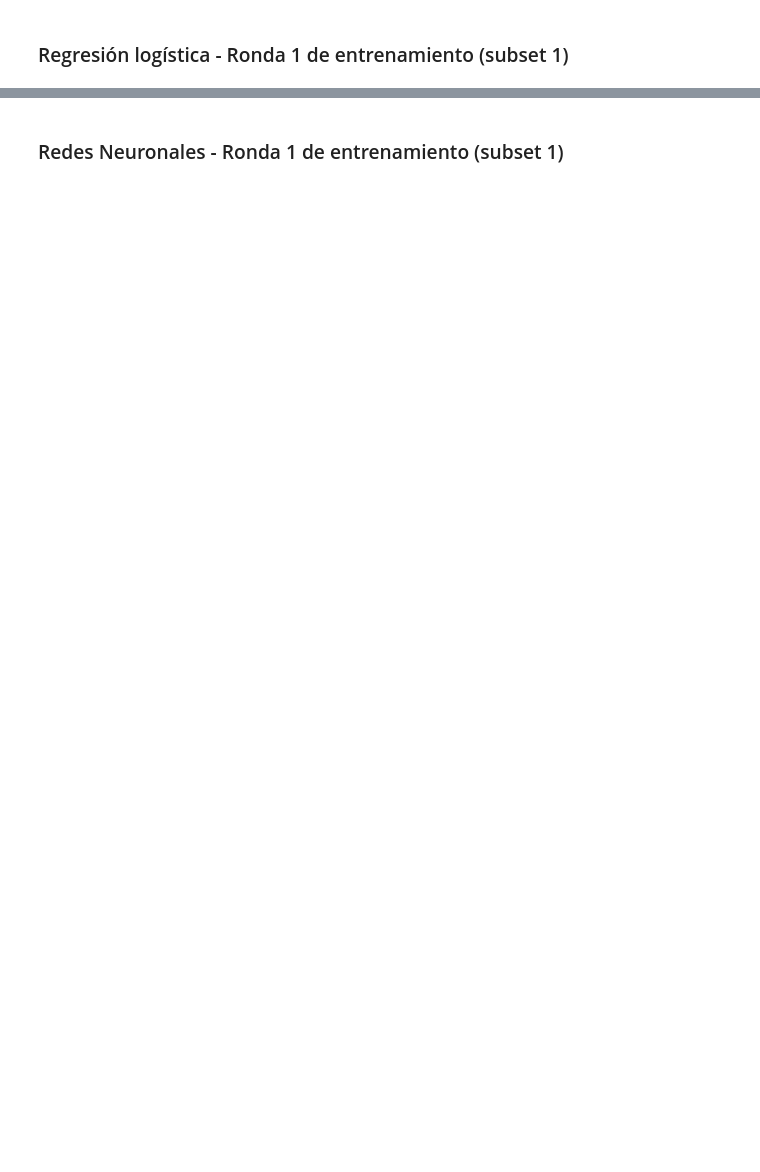
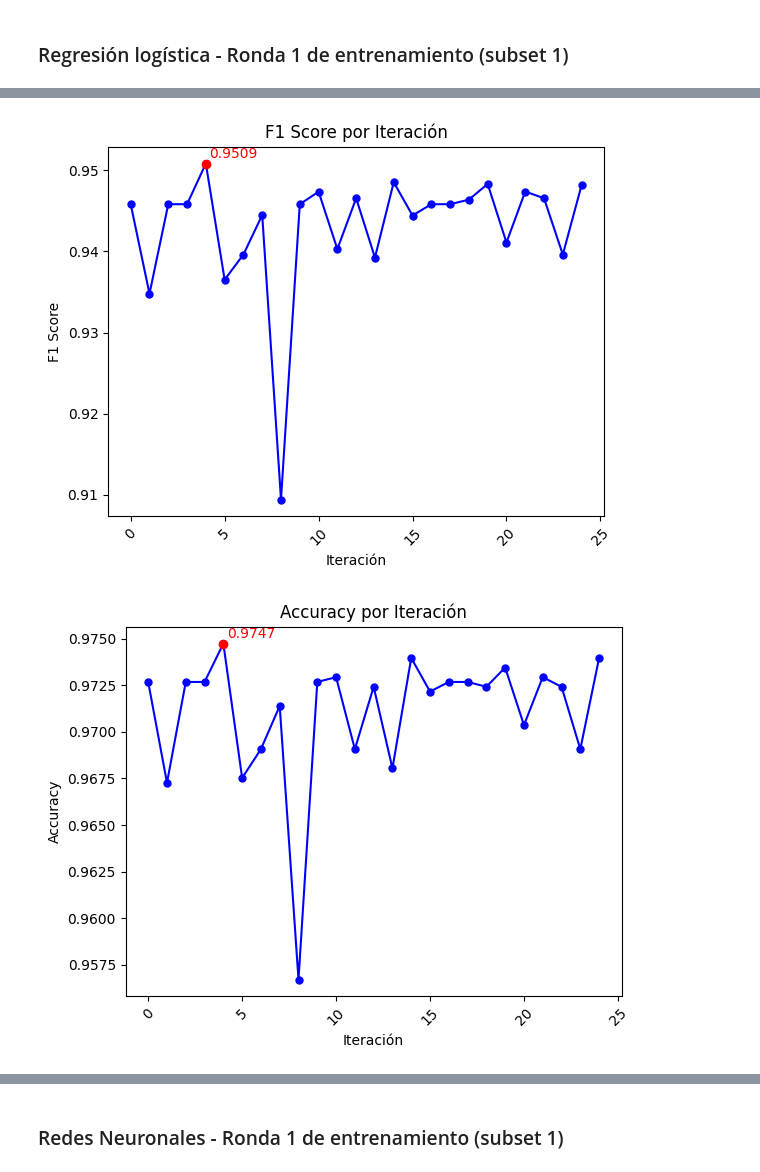
Before and after one commit to SantiagoTonarelli/Obligatorio-Machine-Learning-IA, a Jupyter notebook: Oliva-Severo-Tonarelli-Obligatorio.ipynb, the cells around one changed output, grey strips where cells are left out. Cells and saved outputs as stored; diff of their text form; code cells hidden in the pictures; blank space fills up the shorter version.

```diff
--- a/Oliva-Severo-Tonarelli-Obligatorio.ipynb
+++ b/Oliva-Severo-Tonarelli-Obligatorio.ipynb
@@ -494,0 +580,7 @@ plot_f1_score_results(results_dataframe_lr, best_index_lr)
+# %%
+plot_metric_score_results(results_dataframe_lr, best_index_lr, 'F1 Score', 'f1_score')
+plot_metric_score_results(results_dataframe_lr, best_index_lr, 'Accuracy', 'accuracy')
+plot_metric_score_results(results_dataframe_lr, best_index_lr, 'Precision', 'precision')
+# %% [output]
+[figure, added]
+[figure, added]
```
Also changed, not shown: parts of 40 cells of this notebook, 7 other files.
